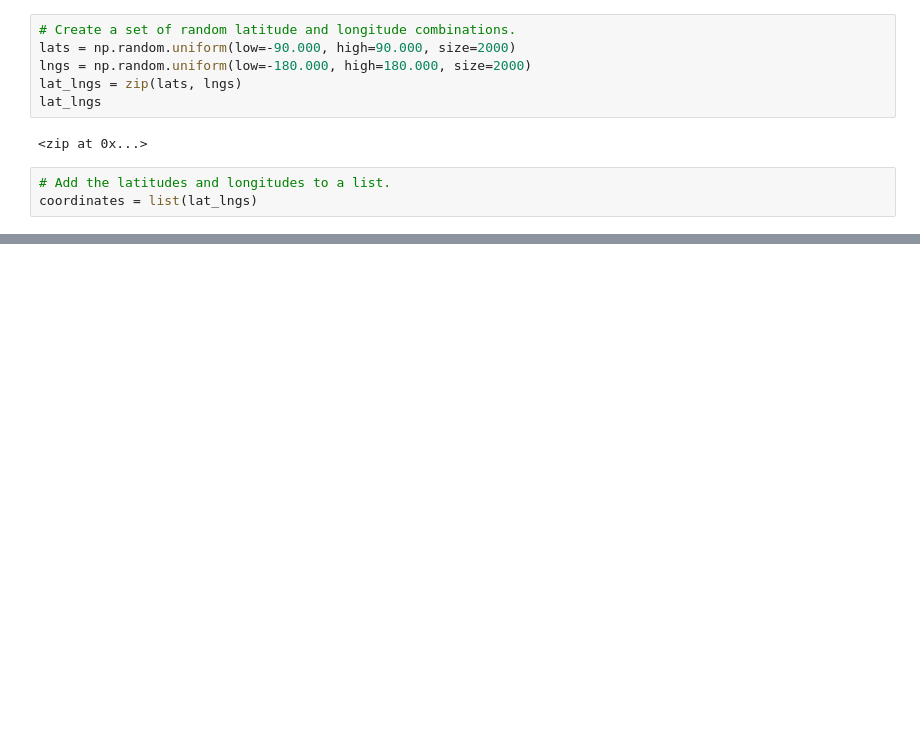
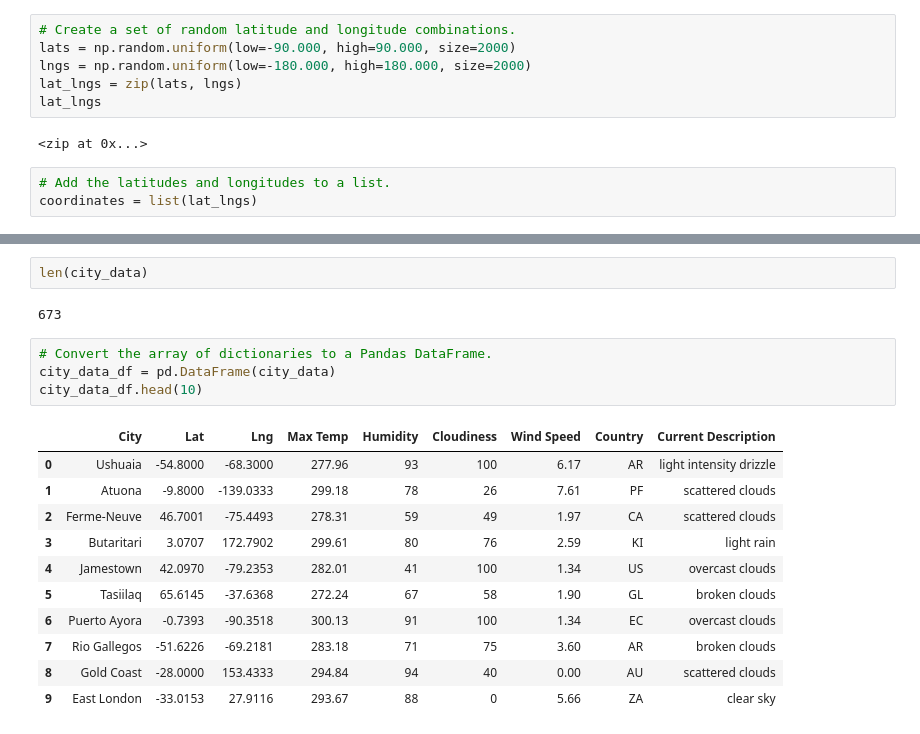
Before and after one commit to BMoreland20/World_Weather_Analysis, a Jupyter notebook: Weather_Database/Weather_Database.ipynb, the cells around one changed output, grey strips where cells are left out. Saved outputs shown, nothing was run; the diff lists cells and outputs as text; blank space fills up the shorter version.

```diff
--- a/Weather_Database/Weather_Database.ipynb
+++ b/Weather_Database/Weather_Database.ipynb
@@ -110,0 +188,20 @@ response
+# %%
+len(city_data)
+# %% [output]
+673
+# %%
+# Convert the array of dictionaries to a Pandas DataFrame.
+city_data_df = pd.DataFrame(city_data)
+city_data_df.head(10)
+# %% [output]
+|  | City | Lat | Lng | Max Temp | Humidity | Cloudiness | Wind Speed | Country | Current Description |
+| 0 | Ushuaia | -54.8000 | -68.3000 | 277.96 | 93 | 100 | 6.17 | AR | light intensity drizzle |
+| 1 | Atuona | -9.8000 | -139.0333 | 299.18 | 78 | 26 | 7.61 | PF | scattered clouds |
+| 2 | Ferme-Neuve | 46.7001 | -75.4493 | 278.31 | 59 | 49 | 1.97 | CA | scattered clouds |
+| 3 | Butaritari | 3.0707 | 172.7902 | 299.61 | 80 | 76 | 2.59 | KI | light rain |
+| 4 | Jamestown | 42.0970 | -79.2353 | 282.01 | 41 | 100 | 1.34 | US | overcast clouds |
+| 5 | Tasiilaq | 65.6145 | -37.6368 | 272.24 | 67 | 58 | 1.90 | GL | broken clouds |
+| 6 | Puerto Ayora | -0.7393 | -90.3518 | 300.13 | 91 | 100 | 1.34 | EC | overcast clouds |
+| 7 | Rio Gallegos | -51.6226 | -69.2181 | 283.18 | 71 | 75 | 3.60 | AR | broken clouds |
+| 8 | Gold Coast | -28.0000 | 153.4333 | 294.84 | 94 | 40 | 0.00 | AU | scattered clouds |
+| 9 | East London | -33.0153 | 27.9116 | 293.67 | 88 | 0 | 5.66 | ZA | clear sky |
```
Also changed, not shown: parts of 8 cells of this notebook, 3 other files.
